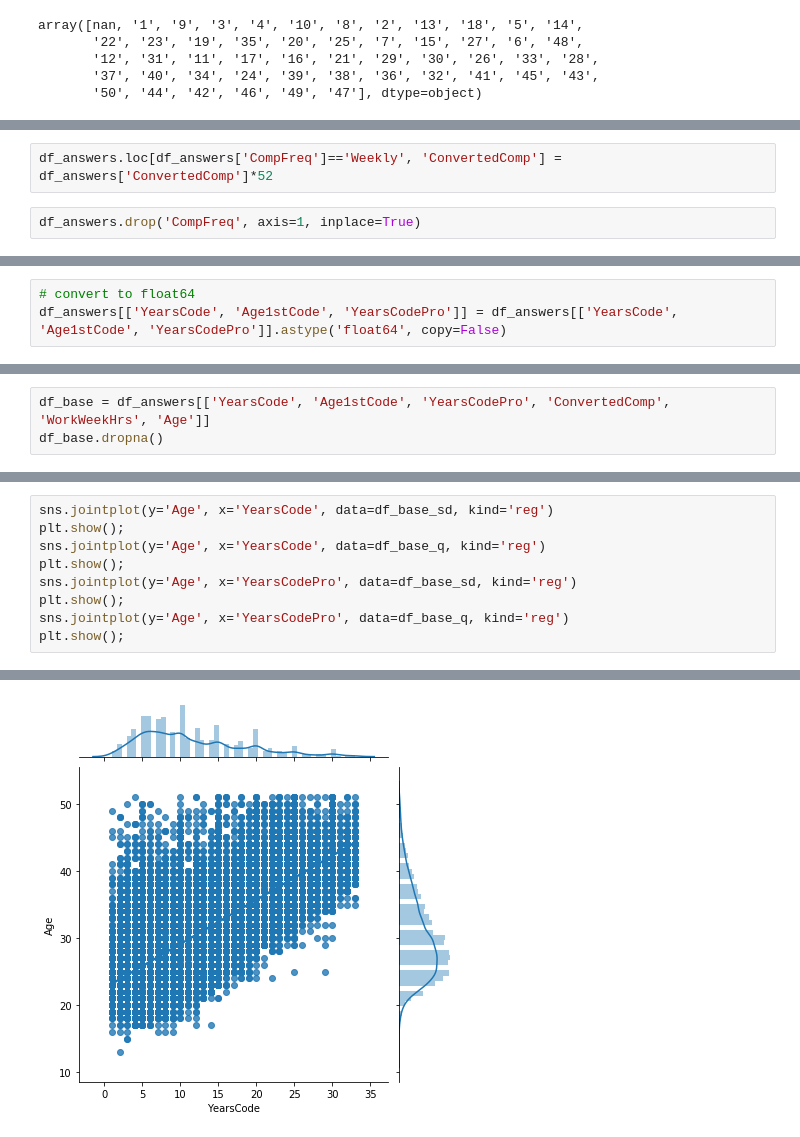
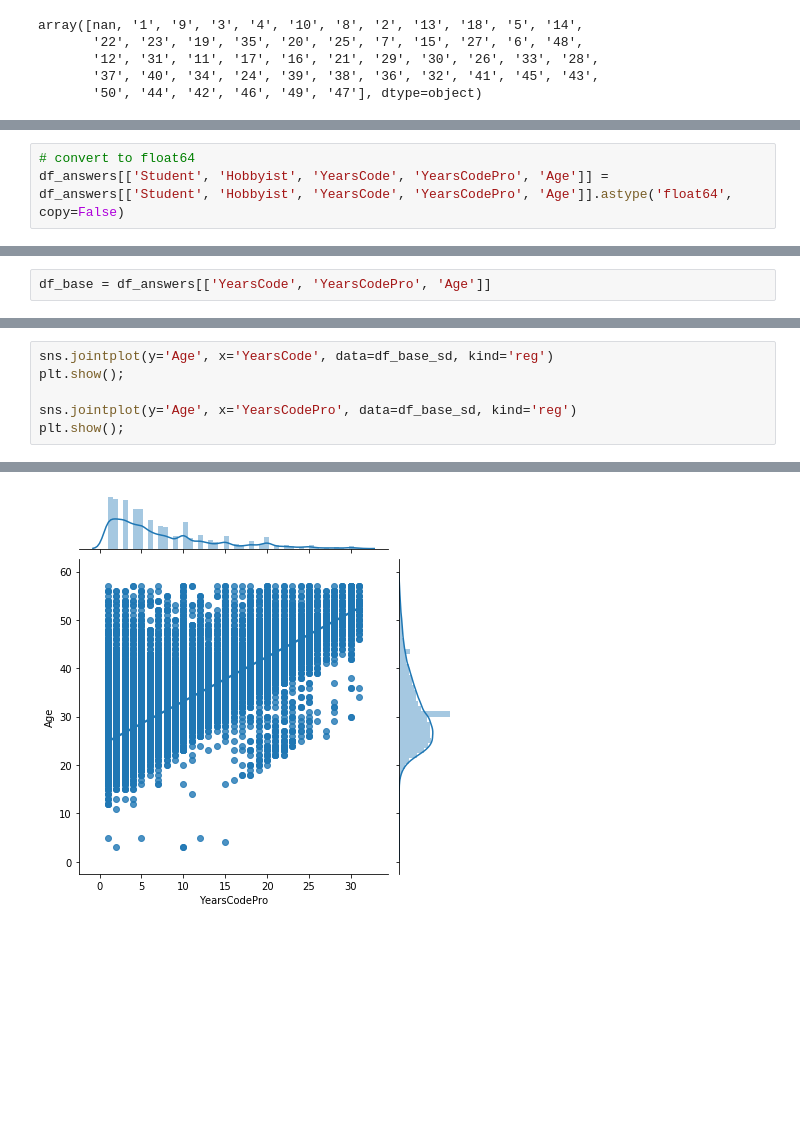
Before and after one commit to s460076/first-assignment, a Jupyter notebook: zestaw_2.ipynb, the cells around one changed output, grey strips where cells are left out. Saved outputs shown, nothing was run; the diff lists cells and outputs as text; blank space fills up the shorter version.

```diff
--- a/zestaw_2.ipynb
+++ b/zestaw_2.ipynb
@@ -115,4 +63,0 @@ df_answers.loc[df_answers['CompFreq']=='Monthly', 'ConvertedComp'] = df_answers[
-# %%
-df_answers.loc[df_answers['CompFreq']=='Weekly', 'ConvertedComp'] = df_answers['ConvertedComp']*52
-# %%
-df_answers.drop('CompFreq', axis=1, inplace=True)
@@ -142,3 +99,3 @@ dtype: object
 # %%
 # convert to float64
-df_answers[['YearsCode', 'Age1stCode', 'YearsCodePro']] = df_answers[['YearsCode', 'Age1stCode', 'YearsCodePro']].astype('float64', copy=False)
+df_answers[['Student', 'Hobbyist', 'YearsCode', 'YearsCodePro', 'Age']] = df_answers[['Student', 'Hobbyist', 'YearsCode', 'YearsCodePro', 'Age']].astype('float64', copy=False)
@@ -168,3 +102,2 @@ df_answers.corr()
 # %%
-df_base = df_answers[['YearsCode', 'Age1stCode', 'YearsCodePro', 'ConvertedComp', 'WorkWeekHrs', 'Age']]
-df_base.dropna()
+df_base = df_answers[['YearsCode', 'YearsCodePro', 'Age']]
@@ -314,10 +224,7 @@ plt.show();
 # %%
 sns.jointplot(y='Age', x='YearsCode', data=df_base_sd, kind='reg')
 plt.show();
-sns.jointplot(y='Age', x='YearsCode', data=df_base_q, kind='reg')
-plt.show();
+
 sns.jointplot(y='Age', x='YearsCodePro', data=df_base_sd, kind='reg')
 plt.show();
-sns.jointplot(y='Age', x='YearsCodePro', data=df_base_q, kind='reg')
-plt.show();
 # %% [output]
@@ -325 +232 @@ plt.show();
-[figure, old version]
+[figure, new version]
```
Also changed, not shown: parts of 58 cells of this notebook.
